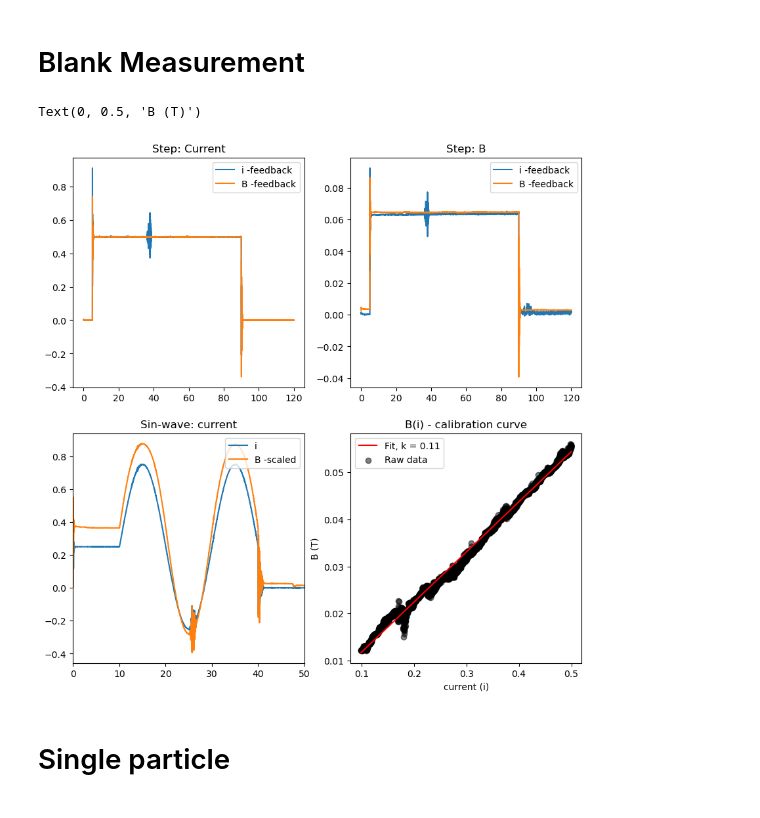
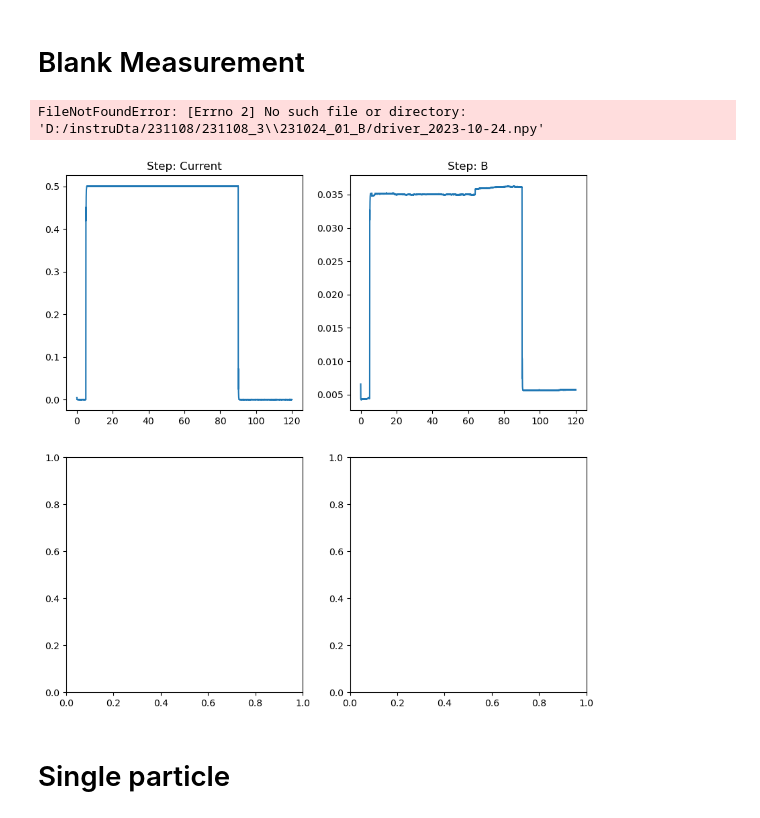
Before and after one commit to ArttuD/MicrorheologyProto, a Jupyter notebook: Notebook.ipynb, the cells around one changed output. Cells and saved outputs as stored; diff of their text form; code cells hidden in the pictures.

```diff
--- a/Notebook.ipynb
+++ b/Notebook.ipynb
@@ -367,9 +371,10 @@ ax.legend()
 # %% [markdown]
 # Blank Measurement
 # %%
-core = "./data/231024"
+core = "D:/instruDta/231108/231108_3"
 
-root = os.path.join(core,"231024_01_no_tracking/driver_2023-10-24.npy")
+root = os.path.join(core,"231108_3_track/driver_2023-11-08.npy")
+
 df = pd.DataFrame(np.load(root).T, columns = ['index','aim','measured','Mg', 'scaler'])
 
 fig, ax = plt.subplots(2,2, figsize=(10,10))
@@ -381,37 +386,38 @@ ax[0,1]. set_title("Step: B")
 ax[0,1].plot(df["index"],df["Mg"], label = "i -feedback")
 
 root = os.path.join(core,"231024_01_B/driver_2023-10-24.npy")
+
 df = pd.DataFrame(np.load(root).T, columns = ['index','aim','measured','Mg', 'scaler'])
 
 ax[0,0].plot(df["index"],df["measured"], label = "B -feedback")
 ax[0,1].plot(df["index"],df["Mg"], label = "B -feedback")
 
 ax[0,0].legend()
 ax[0,1].legend()
 
 root = os.path.join(core,"231024_sinWave/driver_2023-10-24.npy")
 df = pd.DataFrame(np.load(root).T, columns = ['index','aim','measured','Mg', 'scaler'])
 
 ax[1,0].set_title("Sin-wave: current")
 ax[1,1].set_title("Calibration")
 ax[1,0].plot(df["index"],df["measured"], label = "i")
 ax[1,0].plot(df["index"],df["Mg"]*10, label = "B -scaled")
 ax[1,0].set_xlim([0,50])
 ax[1,0].legend(loc = "upper right")
 
 root = os.path.join(core,"231024_01_calibration/calib_2023-10-24.npy")
 df = pd.DataFrame(np.load(root).T, columns = ['index','aim','measured','Mg', 'scaler'])
 x, y, k, b, cut_off, max_index = fit_calibration(df)
 ax[1,1].plot(x,k*x+b, label = "Fit, k = {}".format(np.round(k,2)), color = "red")
 ax[1,1].scatter(x,y, label = "Raw data", alpha = 0.5, color = "black")
 ax[1,1].legend()
 
 ax[1,1].set_title("B(i) - calibration curve")
 ax[1,1].set_xlabel("current (i)")
 ax[1,1].set_ylabel("B (T)")
 # %% [output]
-Text(0, 0.5, 'B (T)')
+FileNotFoundError: [Errno 2] No such file or directory: 'D:/instruDta/231108/231108_3\\231024_01_B/driver_2023-10-24.npy'
-[figure, old version]
+[figure, new version]
 # %% [markdown]
 # Single particle
 # %%
```
Also changed, not shown: parts of 6 cells of this notebook.
